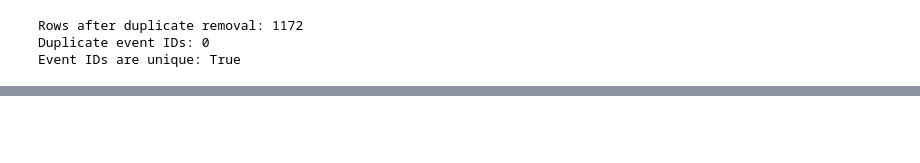
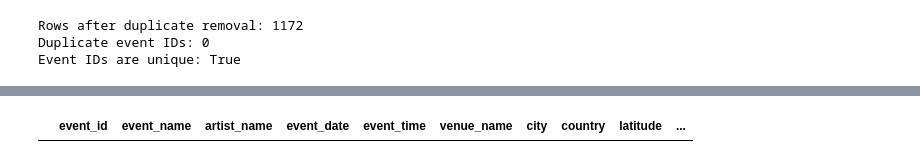
Before and after one commit to avetisyanna/gigroute-europe, a Jupyter notebook: notebooks/02_data_cleaning.ipynb, the cells around one changed output, grey strips where cells are left out. Cells and saved outputs as stored; diff of their text form; code cells hidden in the pictures; blank space fills up the shorter version.

```diff
--- a/notebooks/02_data_cleaning.ipynb
+++ b/notebooks/02_data_cleaning.ipynb
@@ -153,0 +236,14 @@ Event IDs are unique: True
+# %%
+events_df["event_date"] = pd.to_datetime(events_df["event_date"], errors= "coerce")
+events_df["event_date"].isna().sum()
+# %%
+events_df["latitude"] = pd.to_numeric(events_df["latitude"], errors= "coerce")
+events_df["longitude"] = pd.to_numeric(events_df["longitude"], errors= "coerce")
+# %%
+invalid_coordinates = events_df[
+    ~events_df["latitude"].between(-90, 90) | ~events_df["longitude"].between(-180, 180)
+]
+
+invalid_coordinates
+# %% [output]
+|  | event_id | event_name | artist_name | event_date | event_time | venue_name | city | country | latitude | ... |
```
Also changed, not shown: parts of 9 cells of this notebook.
